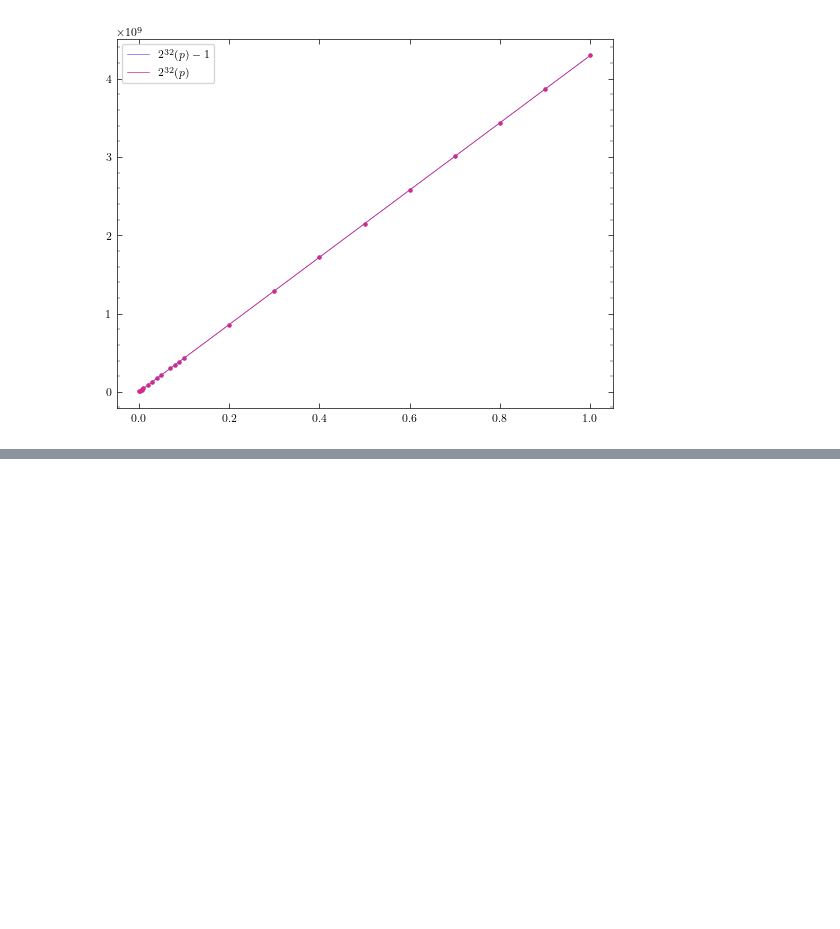
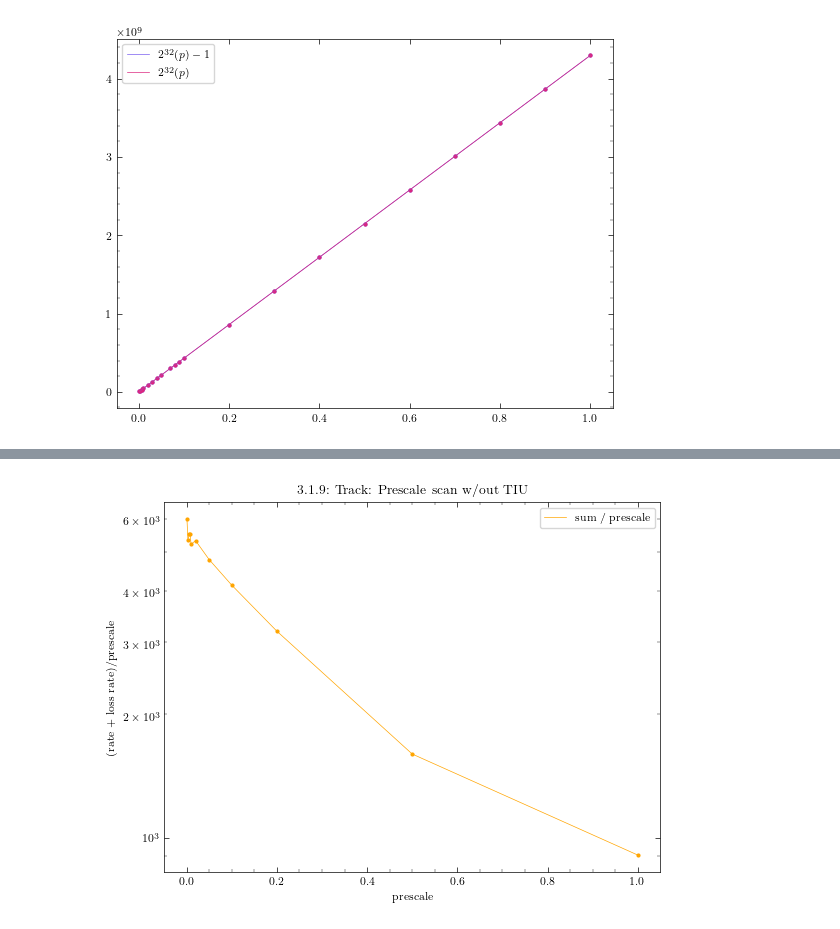
Before and after one commit to GAPS-Collab/analysis, a Jupyter notebook: grace/notebooks/prescale_study.ipynb, the cells around one changed output, grey strips where cells are left out. Saved outputs shown, nothing was run; the diff lists cells and outputs as text; code cells hidden in the pictures; blank space fills up the shorter version.

```diff
--- a/grace/notebooks/prescale_study.ipynb
+++ b/grace/notebooks/prescale_study.ipynb
@@ -522,0 +550,17 @@ plt.show()
+# %%
+total_rate4 = (summation4) / prescale4
+# %%
+plt.figure()
+plt.plot(prescale4, total_rate4, label = 'sum / prescale', color = 'orange')
+plt.scatter(prescale4, total_rate4, color = 'orange', s=4)
+plt.legend(loc = 'upper right')
+plt.xlabel('prescale')
+plt.ylabel('(rate + loss rate)/prescale')
+plt.yscale('log')
+plt.title('3.1.9: Track: Prescale scan w/out TIU')
+plt.minorticks_on()
+#plt.xlim((0, 0.1))
+plt.savefig('/Users/grace/Desktop/prescale/present/prescale_scan40.png', dpi = 300)
+plt.show()
+# %% [output]
+[figure, added]
```
Also changed, not shown: parts of 4 cells of this notebook.
